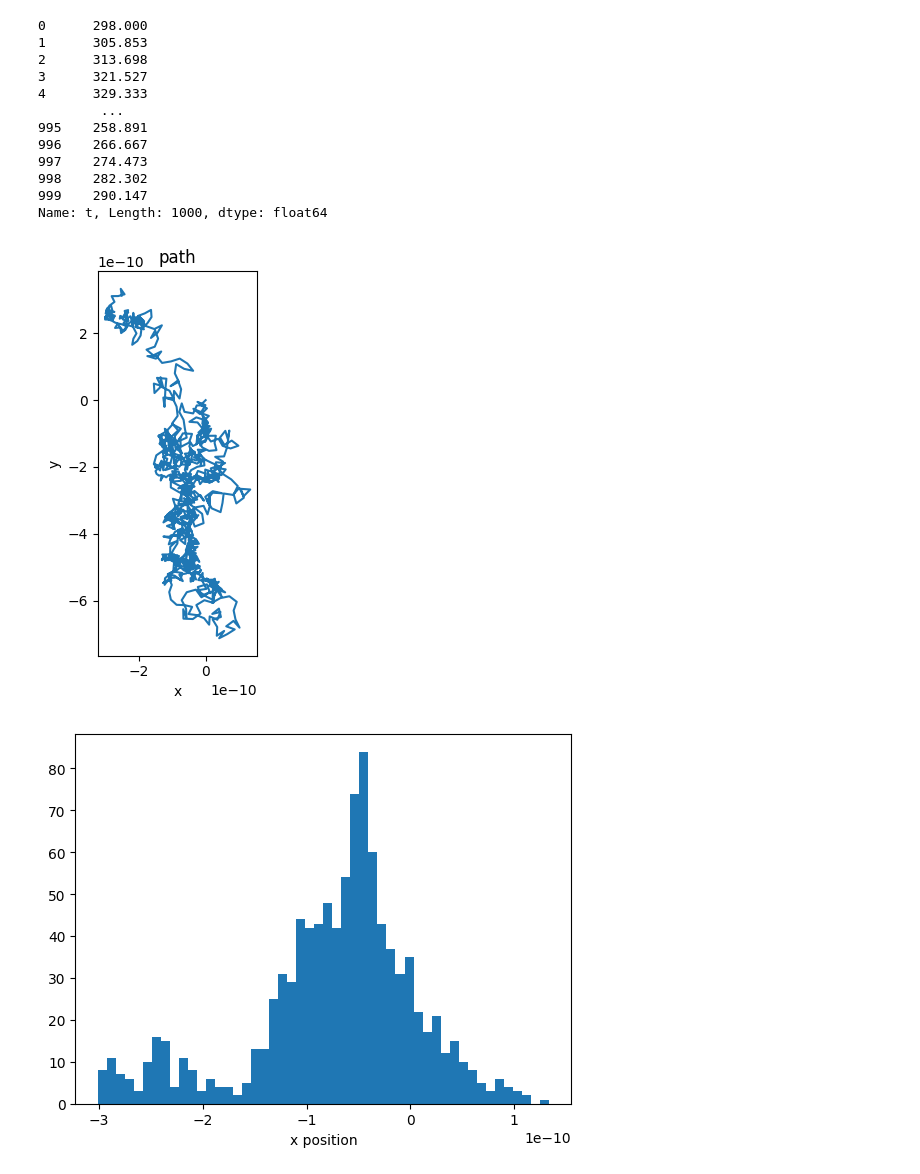
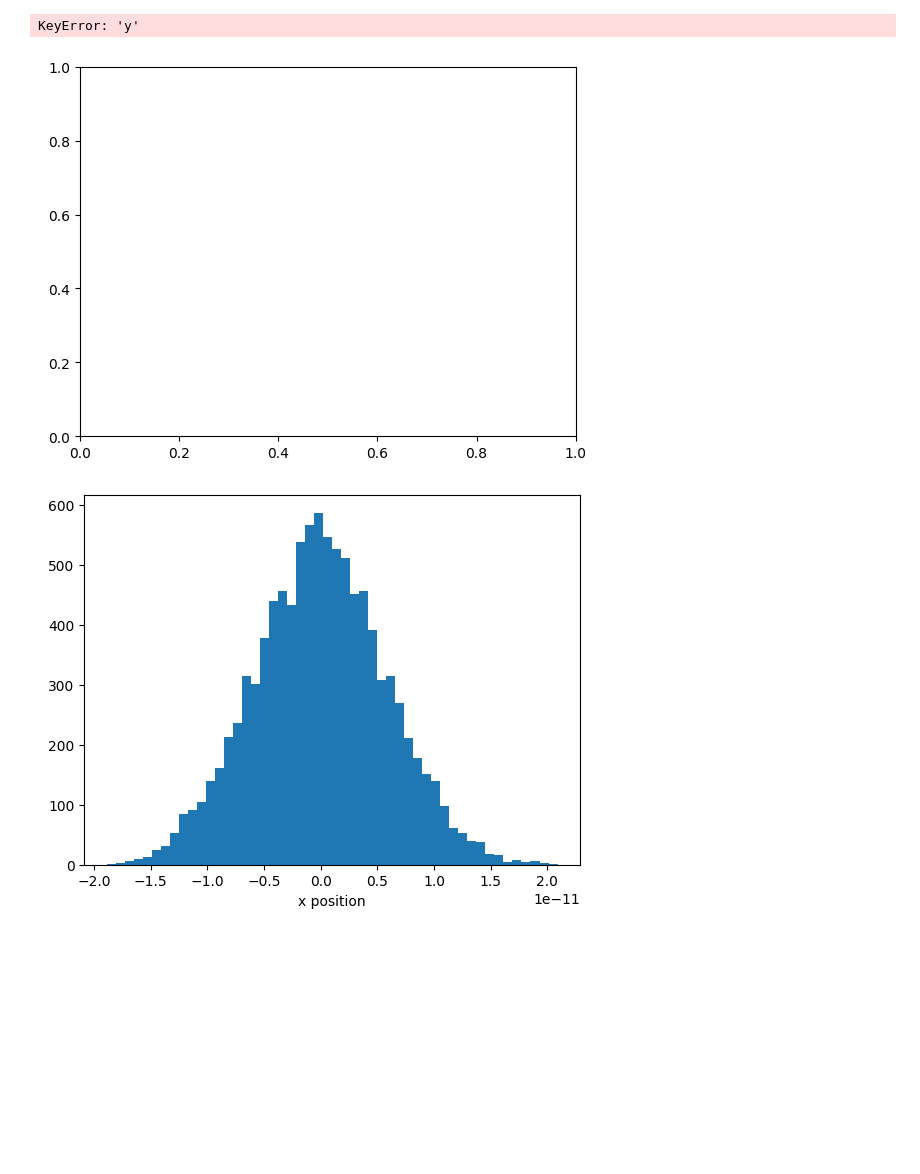
Before and after one commit to jpowell24/stokes, a Jupyter notebook: selectproblems/activelatticewalk.ipynb, the cells around one changed output. Drawn from its saved outputs; the diff is of its cells as text; code cells hidden in the pictures; blank space fills up the shorter version.

```diff
--- a/selectproblems/activelatticewalk.ipynb
+++ b/selectproblems/activelatticewalk.ipynb
@@ -7,41 +7,26 @@ color_list =["#3eb991","#e9a820","#e01563","#edb196","#6ecadc","#1f94ac","#ae9a6
 import csv
 # %%
 # walk2d_df = pd.DataFrame(pd.read_csv("../data_files/randomwalk2d.csv", index_col=0, header=None))
-df = pd.DataFrame(pd.read_csv("../data_files/activelattivewalk.csv"))
+df = pd.DataFrame(pd.read_csv("../data_files/activelatticewalk.csv"))
 # print(df)
 # %%
 fig, ax = plt.subplots()
 
 x = df["x"]
 y = df["y"]
-
-temp = df["t"]
-
-print(temp)
 
 t = "path"
 # plt.plot(x,y, marker='o', ms=1, linestyle='None')
 
 plt.plot(x,y)
 plt.xlabel('x')
 plt.ylabel('y')
 ax.set_title(t)
 ax.set_aspect('equal', adjustable='box')
 plt.tight_layout()
 # %% [output]
-0      298.000
-1      305.853
-2      313.698
-3      321.527
-4      329.333
-        ...
-995    258.891
-996    266.667
-997    274.473
-998    282.302
-999    290.147
-Name: t, Length: 1000, dtype: float64
+KeyError: 'y'
-[figure, old version]
+[figure, new version]
 # %%
 j = df["x"].to_numpy()
 
@@ -50,4 +35,4 @@ plt.xlabel('x position')
 
 plt.show()
 # %% [output]
-[figure, old version]
+[figure, new version]
```
Also changed, not shown: 6 other files.
